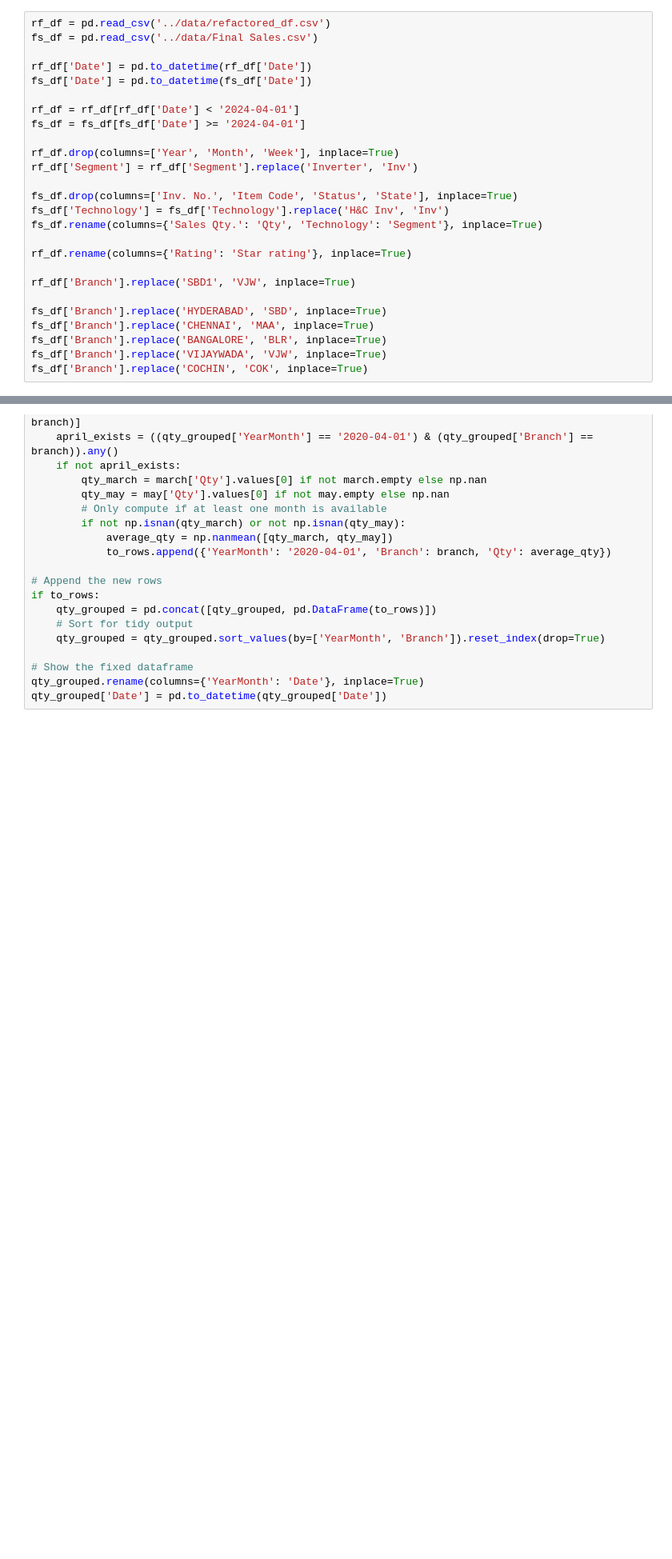
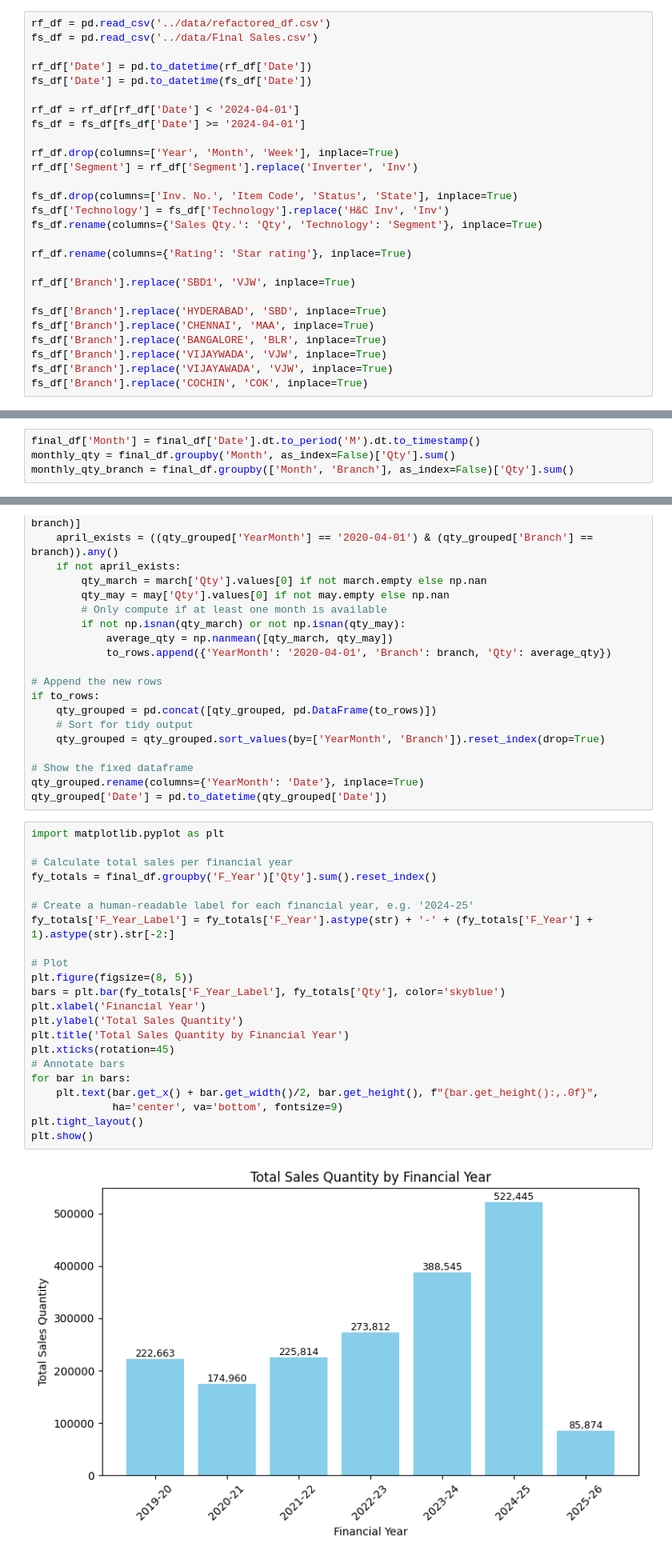
Before and after one commit to thesloppyguy/project_future_projection, a Jupyter notebook: rnd/mlflow/3.ipynb, the cells around one changed output, grey strips where cells are left out. Shown at 80% size. Saved outputs shown, nothing was run; the diff lists cells and outputs as text; blank space fills up the shorter version.

```diff
--- a/rnd/mlflow/3.ipynb
+++ b/rnd/mlflow/3.ipynb
@@ -31,6 +31,7 @@ fs_df['Branch'].replace('HYDERABAD', 'SBD', inplace=True)
 fs_df['Branch'].replace('CHENNAI', 'MAA', inplace=True)
 fs_df['Branch'].replace('BANGALORE', 'BLR', inplace=True)
 fs_df['Branch'].replace('VIJAYWADA', 'VJW', inplace=True)
+fs_df['Branch'].replace('VIJAYAWADA', 'VJW', inplace=True)
 fs_df['Branch'].replace('COCHIN', 'COK', inplace=True)
 # %% [output]
 The behavior will change in pandas 3.0. This inplace method will never work because the intermediate object on which we are setting values always behaves as a copy.
@@ -54,0 +104,4 @@ final_df=pd.concat([rf_df, fs_df], ignore_index=True).reset_index(drop=True)
+# %%
+final_df['Month'] = final_df['Date'].dt.to_period('M').dt.to_timestamp()
+monthly_qty = final_df.groupby('Month', as_index=False)['Qty'].sum()
+monthly_qty_branch = final_df.groupby(['Month', 'Branch'], as_index=False)['Qty'].sum()
@@ -110,3 +186,27 @@ if to_rows:
 # Show the fixed dataframe
 qty_grouped.rename(columns={'YearMonth': 'Date'}, inplace=True)
 qty_grouped['Date'] = pd.to_datetime(qty_grouped['Date'])
+# %%
+import matplotlib.pyplot as plt
+
+# Calculate total sales per financial year
+fy_totals = final_df.groupby('F_Year')['Qty'].sum().reset_index()
+
+# Create a human-readable label for each financial year, e.g. '2024-25'
+fy_totals['F_Year_Label'] = fy_totals['F_Year'].astype(str) + '-' + (fy_totals['F_Year'] + 1).astype(str).str[-2:]
+
+# Plot
+plt.figure(figsize=(8, 5))
+bars = plt.bar(fy_totals['F_Year_Label'], fy_totals['Qty'], color='skyblue')
+plt.xlabel('Financial Year')
+plt.ylabel('Total Sales Quantity')
+plt.title('Total Sales Quantity by Financial Year')
+plt.xticks(rotation=45)
+# Annotate bars
+for bar in bars:
+    plt.text(bar.get_x() + bar.get_width()/2, bar.get_height(), f"{bar.get_height():,.0f}",
+             ha='center', va='bottom', fontsize=9)
+plt.tight_layout()
+plt.show()
+# %% [output]
+[figure, added]
```
Also changed, not shown: parts of 11 cells of this notebook, 13 other files.
